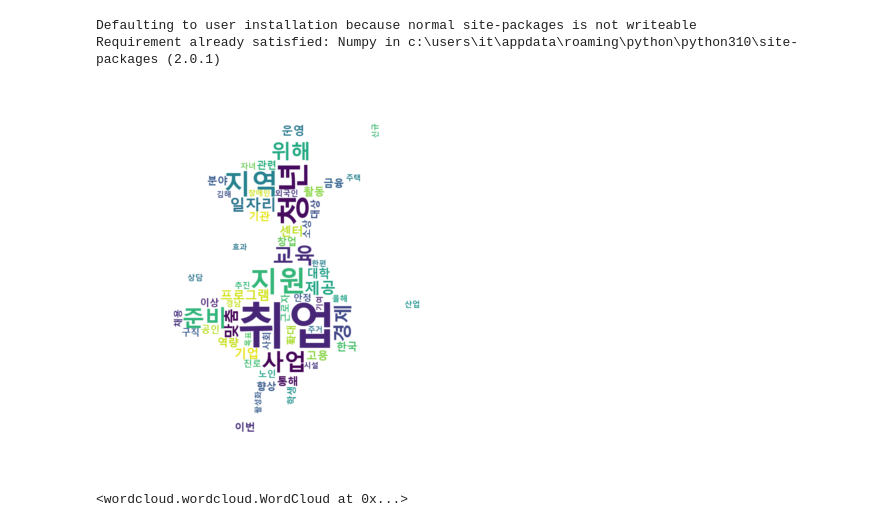
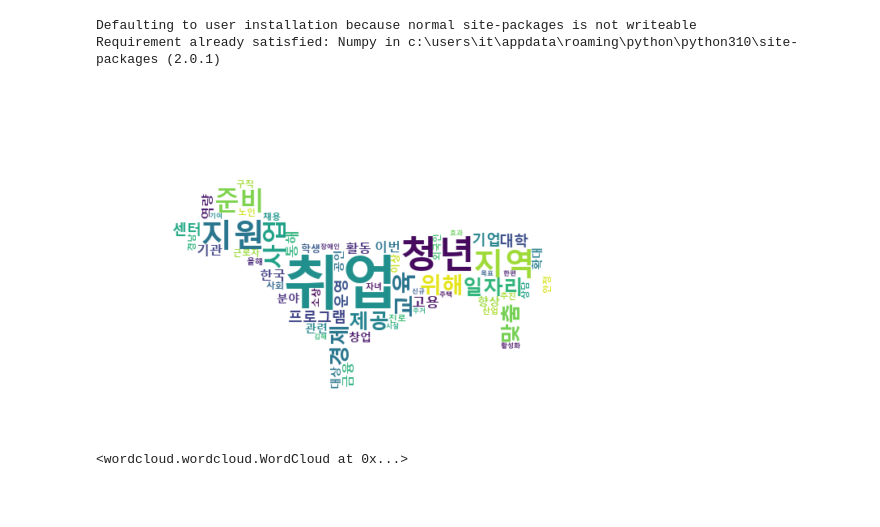
Before and after one commit to Ihan0316/bigdata_501_statistics_ana_visu, a Jupyter notebook: ch2-자연어처리-영문-한글-통계-워드클라우드/test2han.ipynb, the cells around one changed output. Drawn from its saved outputs; the diff is of its cells as text; code cells hidden in the pictures; blank space fills up the shorter version.

```diff
--- a/ch2-자연어처리-영문-한글-통계-워드클라우드/test2han.ipynb
+++ b/ch2-자연어처리-영문-한글-통계-워드클라우드/test2han.ipynb
@@ -227,27 +227,27 @@ Requirement already satisfied: Numpy in c:\users\it\appdata\roaming\python\pytho
 # %%
 # 시각화2, 워드 클라우드
 import numpy as np
 
 import os
 import re
 from PIL import Image
 from os import path
 
-alice_mask = np.array(Image.open("alice_mask.png"))
+alice_mask = np.array(Image.open("dog-test2-sh.png"))
 
 # 실행시, 한글이 깨져서, 해당 폰트 패스 경로 지정 필요.
 wc = WordCloud(font_path, background_color="white", max_words=1000, mask=alice_mask,width=800,height=1000)
 # generate word cloud
 sampleImage = wc.generate_from_frequencies(word_count)
 
 # show
 plt.imshow(sampleImage, interpolation="bilinear")
 # plt.imshow(sampleImage)
 
 plt.axis("off")
 plt.show()
 # %% [output]
-[figure, old version]
+[figure, new version]
 # %%
 # 해당 출력을 이미지로 저장 하기.
 sampleImage.to_file(inputFileName + "_cloud.jpg")
```
